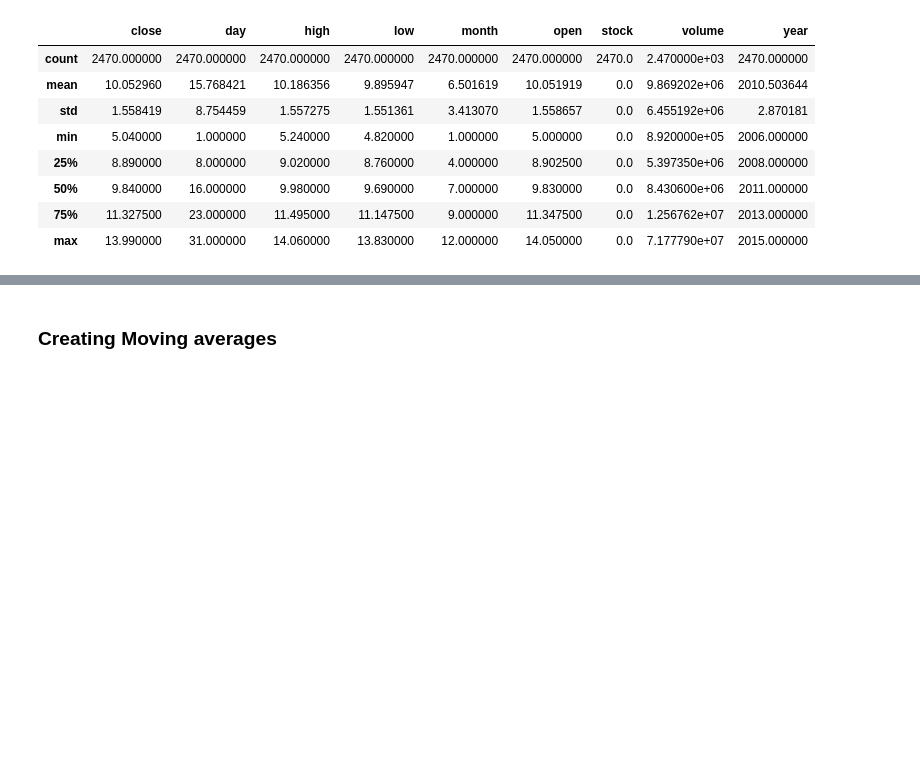
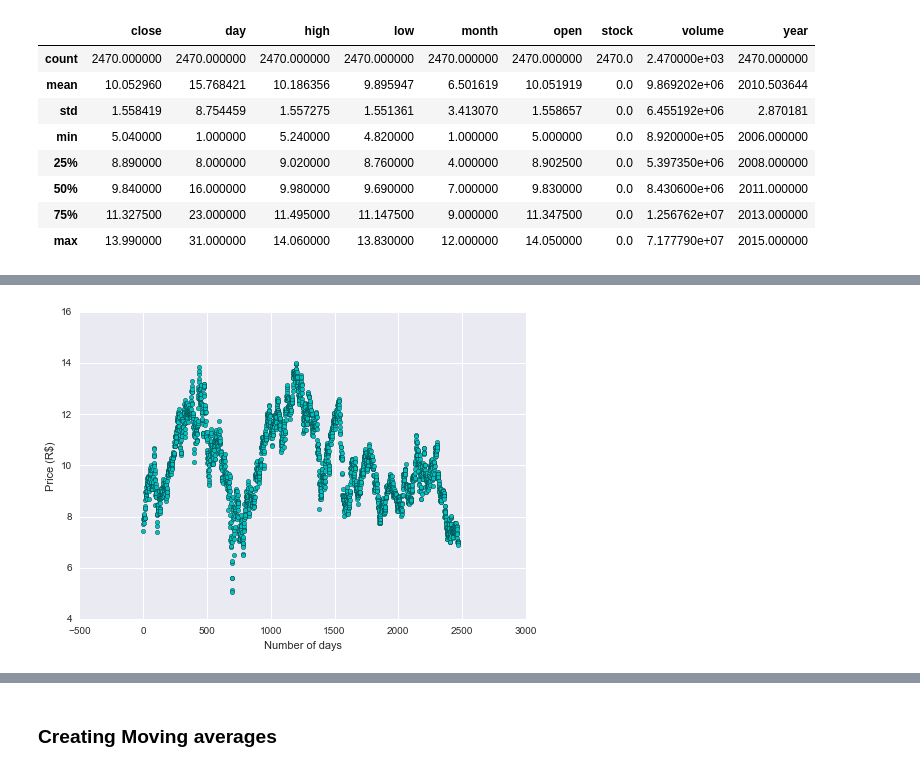
Before and after one commit to ivanlflj/capstone, a Jupyter notebook: stock_analysis_code.ipynb, the cells around one changed output, grey strips where cells are left out. Saved outputs shown, nothing was run; the diff lists cells and outputs as text; code cells hidden in the pictures; blank space fills up the shorter version.

```diff
--- a/stock_analysis_code.ipynb
+++ b/stock_analysis_code.ipynb
@@ -76,6 +76,13 @@ The technical analysis consideres that the price movement of a stock reflects ev
 To perform this analysis there is some indicators (calculated from the prizes) that are used for the behaviour prediction. We will use [Moving Averages](http://www.investopedia.com/terms/m/movingaverage.asp) for 5, 8, 21 and 50 periods.
 
 It is important to notice that we will only have the data for previous periods and not from our period. So to start we will make every date know about its 50 previous closing prices
+# %%
+plt.scatter(df.index.tolist(),df['close'].values,c='c')
+plt.xlabel('Number of days')
+plt.ylabel('Price (R$)')
+plt.show()
+# %% [output]
+[figure, added]
 # %%
 # Knowing the past
 for i in tqdm(range(1,50 + 1)):
```
Also changed, not shown: parts of 27 cells of this notebook, 2 other files.
